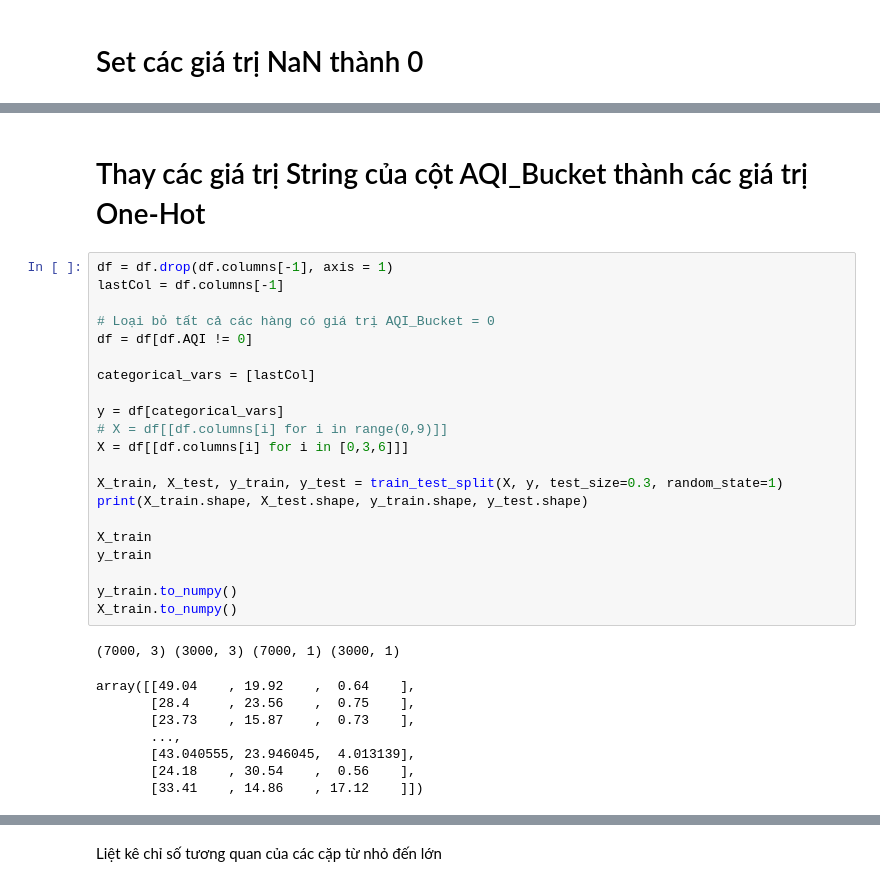
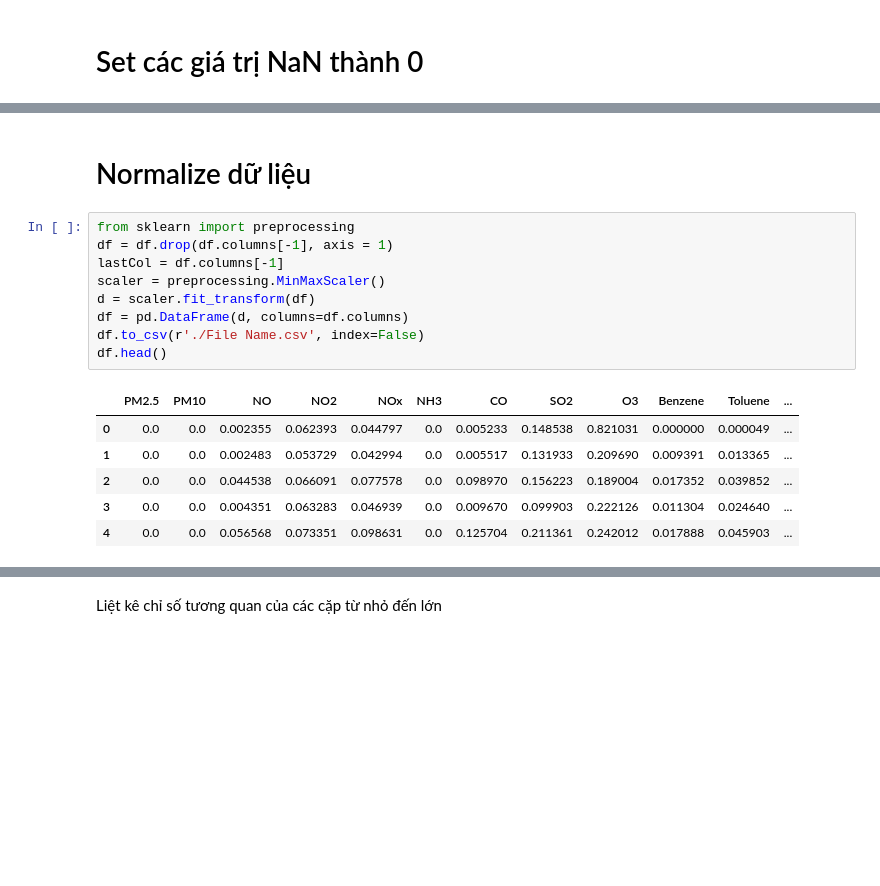
Before and after one commit to 5unof4Beach/IOT-2022, a Jupyter notebook: IOT_Bui_Minh_Duc copy.ipynb, the cells around one changed output, grey strips where cells are left out. Drawn from its saved outputs; the diff is of its cells as text; blank space fills up the shorter version.

```diff
--- a/IOT_Bui_Minh_Duc copy.ipynb
+++ b/IOT_Bui_Minh_Duc copy.ipynb
@@ -132,32 +129,18 @@ array([[43.040555000000005, 56.73088700000001, 0.92, ..., 1.53605,
 # %% [markdown]
-# Thay các giá trị String của cột AQI_Bucket thành các giá trị One-Hot
+# Normalize dữ liệu
 # %%
+from sklearn import preprocessing
 df = df.drop(df.columns[-1], axis = 1)
 lastCol = df.columns[-1]
-
-# Loại bỏ tất cả các hàng có giá trị AQI_Bucket = 0
-df = df[df.AQI != 0]
-
-categorical_vars = [lastCol]
-
-y = df[categorical_vars]
-# X = df[[df.columns[i] for i in range(0,9)]]
-X = df[[df.columns[i] for i in [0,3,6]]]
-
-X_train, X_test, y_train, y_test = train_test_split(X, y, test_size=0.3, random_state=1)
-print(X_train.shape, X_test.shape, y_train.shape, y_test.shape)
-
-X_train
-y_train
-
-y_train.to_numpy()
-X_train.to_numpy()
+scaler = preprocessing.MinMaxScaler()
+d = scaler.fit_transform(df)
+df = pd.DataFrame(d, columns=df.columns)
+df.to_csv(r'./File Name.csv', index=False)
+df.head()
 # %% [output]
-(7000, 3) (3000, 3) (7000, 1) (3000, 1)
-array([[49.04    , 19.92    ,  0.64    ],
-       [28.4     , 23.56    ,  0.75    ],
-       [23.73    , 15.87    ,  0.73    ],
-       ...,
-       [43.040555, 23.946045,  4.013139],
-       [24.18    , 30.54    ,  0.56    ],
-       [33.41    , 14.86    , 17.12    ]])
+|  | PM2.5 | PM10 | NO | NO2 | NOx | NH3 | CO | SO2 | O3 | Benzene | Toluene | ... |
+| 0 | 0.0 | 0.0 | 0.002355 | 0.062393 | 0.044797 | 0.0 | 0.005233 | 0.148538 | 0.821031 | 0.000000 | 0.000049 | ... |
+| 1 | 0.0 | 0.0 | 0.002483 | 0.053729 | 0.042994 | 0.0 | 0.005517 | 0.131933 | 0.209690 | 0.009391 | 0.013365 | ... |
+| 2 | 0.0 | 0.0 | 0.044538 | 0.066091 | 0.077578 | 0.0 | 0.098970 | 0.156223 | 0.189004 | 0.017352 | 0.039852 | ... |
+| 3 | 0.0 | 0.0 | 0.004351 | 0.063283 | 0.046939 | 0.0 | 0.009670 | 0.099903 | 0.222126 | 0.011304 | 0.024640 | ... |
+| 4 | 0.0 | 0.0 | 0.056568 | 0.073351 | 0.098631 | 0.0 | 0.125704 | 0.211361 | 0.242012 | 0.017888 | 0.045903 | ... |
```
Also changed, not shown: parts of 13 cells of this notebook, 3 other files.
